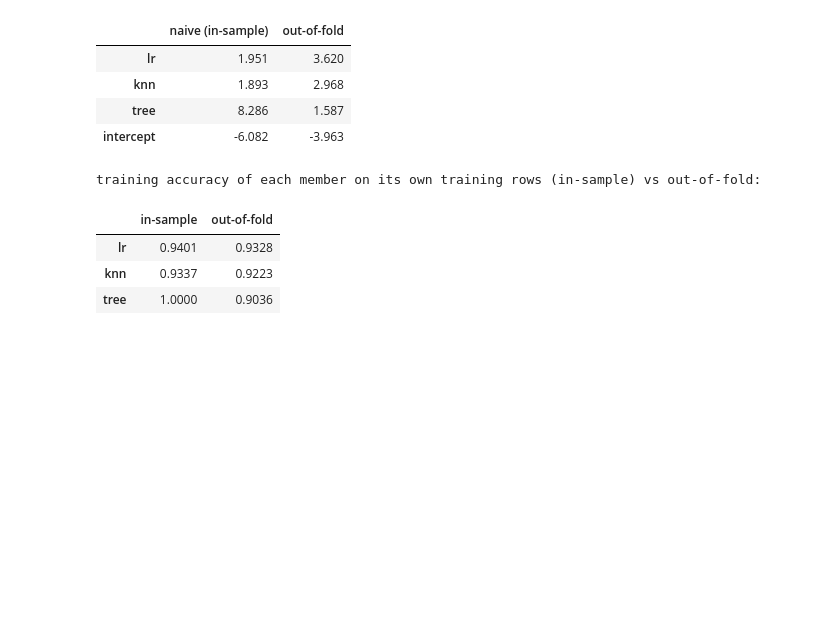
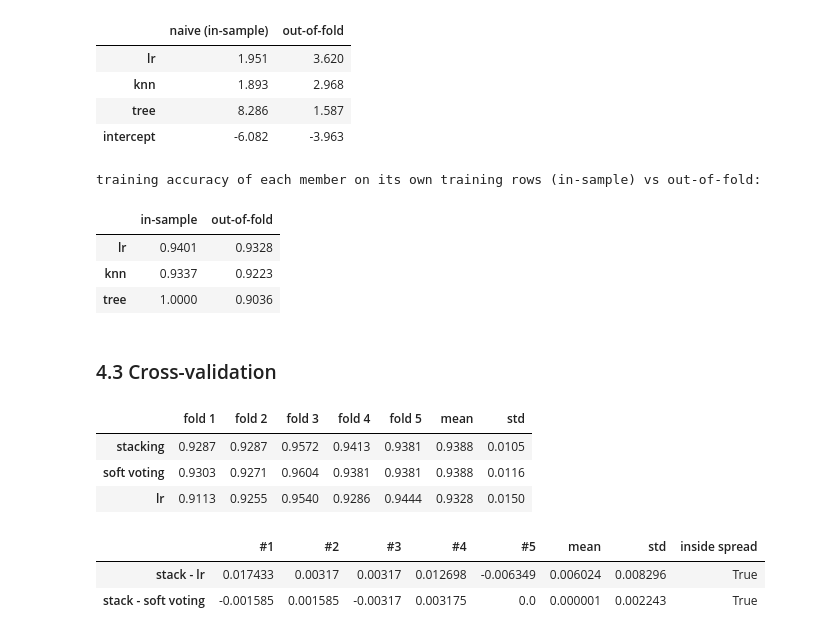
Before and after one commit to Uni-courses-CSS3004-ENG-1/task-04-ML-course, a Jupyter notebook: Imamsidikov_task4.ipynb, the cells around one changed output. Drawn from its saved outputs; the diff is of its cells as text; code cells hidden in the pictures; blank space fills up the shorter version.

Commit message:
Part 4: CV of stacking vs soft voting and best member, paired differences and answers
Co-Authored-By: Claude Opus 5.5 <noreply@anthropic.com>

```diff
--- a/Imamsidikov_task4.ipynb
+++ b/Imamsidikov_task4.ipynb
@@ -527,3 +527,19 @@ training accuracy of each member on its own training rows (in-sample) vs out-of-
 | lr | 0.9401 | 0.9328 |
 | knn | 0.9337 | 0.9223 |
 | tree | 1.0000 | 0.9036 |
+# %% [markdown]
+### 4.3 Cross-validation
+# %%
+scores4 = {"stacking": cv_scores(StackingClassifier(members, LogisticRegression(), cv=cv)),
+           "soft voting": scores3["soft voting"], best_member: scores3[best_member]}
+display(fold_table(scores4).round(4))
+pd.DataFrame({f"stack - {best_member}": paired(scores4["stacking"], scores3[best_member]),
+              "stack - soft voting": paired(scores4["stacking"], scores3["soft voting"])}).T.round(4)
+# %% [output]
+|  | fold 1 | fold 2 | fold 3 | fold 4 | fold 5 | mean | std |
+| stacking | 0.9287 | 0.9287 | 0.9572 | 0.9413 | 0.9381 | 0.9388 | 0.0105 |
+| soft voting | 0.9303 | 0.9271 | 0.9604 | 0.9381 | 0.9381 | 0.9388 | 0.0116 |
+| lr | 0.9113 | 0.9255 | 0.9540 | 0.9286 | 0.9444 | 0.9328 | 0.0150 |
+|  | #1 | #2 | #3 | #4 | #5 | mean | std | inside spread |
+| stack - lr | 0.017433 | 0.00317 | 0.00317 | 0.012698 | -0.006349 | 0.006024 | 0.008296 | True |
+| stack - soft voting | -0.001585 | 0.001585 | -0.00317 | 0.003175 | 0.0 | 0.000001 | 0.002243 | True |
```
Also changed, not shown: parts of 1 cell of this notebook.
